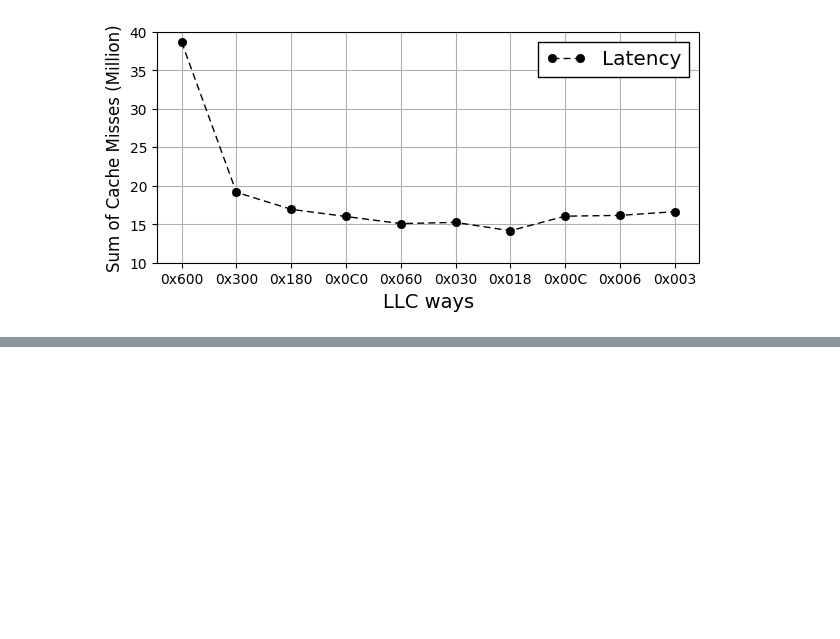
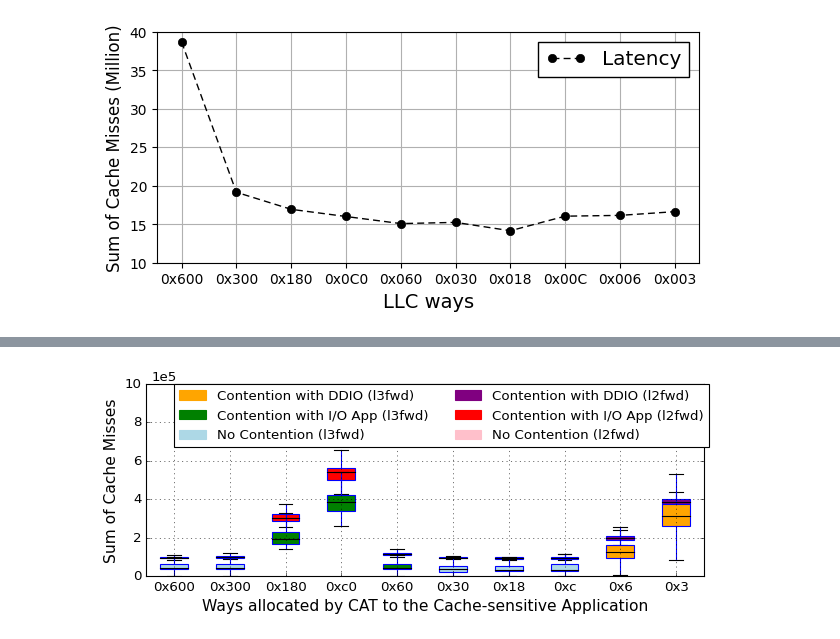
Before and after one commit to MapleWithered/resource_contention, a Jupyter notebook: DDIO/notebooks/ddio_contention_example.ipynb, the cells around one changed output, grey strips where cells are left out. Saved outputs shown, nothing was run; the diff lists cells and outputs as text; code cells hidden in the pictures; blank space fills up the shorter version.

```diff
--- a/DDIO/notebooks/ddio_contention_example.ipynb
+++ b/DDIO/notebooks/ddio_contention_example.ipynb
@@ -263,0 +380,91 @@ plt.show()
+# %%
+
+import matplotlib.pyplot as plt
+
+data_l2fwd={}
+data_l3fwd={}
+params= ["0x600", "0x300", "0x180", "0xc0", "0x60", "0x30", "0x18", "0xc", "0x6", "0x3"]
+
+for param in params:
+    #data[param]=np.sum(results[param]['misses'],axis=0)
+    data_l2fwd[param]=results_l2fwd[param]['misses'][0]+results_l2fwd[param]['misses'][1]+results_l2fwd[param]['misses'][2]+results_l2fwd[param]['misses'][3]
+    data_l3fwd[param]=results_l3fwd[param]['misses'][0]+results_l3fwd[param]['misses'][1]+results_l3fwd[param]['misses'][2]+results_l3fwd[param]['misses'][3]
+    #data[param]=results[param]['misses'][2]
+# %%
+import matplotlib.pyplot as plt
+import numpy as np
+import os
+boxplot_data = [data_l2fwd[param] for param in params]
+boxplot_data = [[item/100000 for item in sublist] for sublist in boxplot_data]
+
+params= ["0x600", "0x300", "0x180", "0xc0", "0x60", "0x30", "0x18", "0xc", "0x6", "0x3"]
+
+fig, ax = plt.subplots(facecolor='white', figsize=(9, 3))
+plt.style.use('classic')
+
+boxplot_dict = plt.boxplot(boxplot_data, vert=True, patch_artist=True, showfliers=False)
+
+# box color
+colors = ['pink', 'pink', 'red', 'red', 'red',  'pink', 'pink', 'pink', 'purple', 'purple']
+for patch, color in zip(boxplot_dict['boxes'], colors):
+    patch.set_facecolor(color)
+
+for whisker in boxplot_dict['whiskers']:
+    whisker.set_linestyle('-')
+plt.setp(boxplot_dict['medians'], color='black')
+
+# legend
+legend_colors = ['purple', 'red', 'pink']
+legend_handles = [plt.Rectangle((0,0),1,1, color=color) for color in legend_colors]
+#plt.legend(legend_handles, legend_labels)
+#ax.legend(legend_handles, ['Contention with DDIO', 'Contention with I/O App', 'No Contention'], fontsize = 12,loc='upper left')
+ax.legend(legend_handles, ['Contention with DDIO (l2fwd)', 'Contention with I/O App (l2fwd)', 'No Contention (l2fwd)'], fontsize=14, loc=(0.48, 0.6))
+
+
+#
+
+boxplot_data = [data_l3fwd[param] for param in params]
+boxplot_data = [[item/100000 for item in sublist] for sublist in boxplot_data]
+
+params= ["0x600", "0x300", "0x180", "0xc0", "0x60", "0x30", "0x18", "0xc", "0x6", "0x3"]
+
+
+boxplot_dict = plt.boxplot(boxplot_data, vert=True, patch_artist=True, showfliers=False)
+
+# box color
+colors = ['lightblue', 'lightblue', 'green', 'green', 'green',  'lightblue', 'lightblue', 'lightblue', 'orange', 'orange']
+for patch, color in zip(boxplot_dict['boxes'], colors):
+    patch.set_facecolor(color)
+
+for whisker in boxplot_dict['whiskers']:
+    whisker.set_linestyle('-')
+plt.setp(boxplot_dict['medians'], color='black')
+
+# legend
+legend_colors = ['orange', 'green', 'lightblue','purple', 'red', 'pink']
+legend_handles = [plt.Rectangle((0,0),1,1, color=color) for color in legend_colors]
+ax.legend(legend_handles, ['Contention with DDIO (l3fwd)', 'Contention with I/O App (l3fwd)', 'No Contention (l3fwd)','Contention with DDIO (l2fwd)',
+                           'Contention with I/O App (l2fwd)', 'No Contention (l2fwd)'],  ncol=2,fontsize=12, loc=(0.05, 0.67))
+
+
+#
+
+
+
+
+left, right = ax.get_xlim()
+plt.xticks(range(1, len(params) + 1), params)
+plt.xlabel('Ways allocated by CAT to the Cache-sensitive Application',fontsize=14)
+plt.ylabel('Sum of Cache Misses', fontsize=14)
+plt.ylim(0,10)
+plt.grid()
+ax.text(0.01, 1.07, '1e5', transform=ax.transAxes, fontsize=12, verticalalignment='top')#, bbox=dict(boxstyle='round,pad=0.5', facecolor='yellow', edgecolor='black'))
+
+folder_path = '../figure/way_sensitive/'
+file_name = f'llc_allocation_l2_l3_comparision.pdf'
+full_path=folder_path+file_name
+plt.savefig(full_path, bbox_inches='tight')
+
+plt.show()
+# %% [output]
+[figure, added]
```
Also changed, not shown: parts of 18 cells of this notebook, 4 other files.
